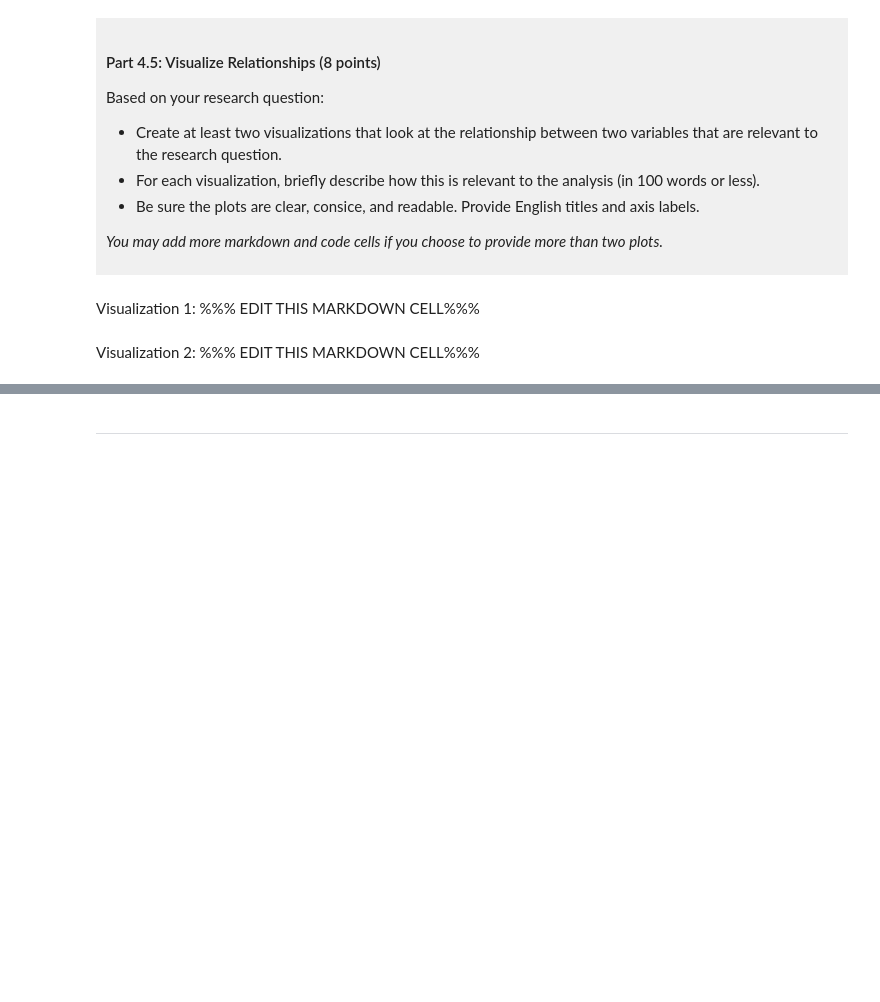
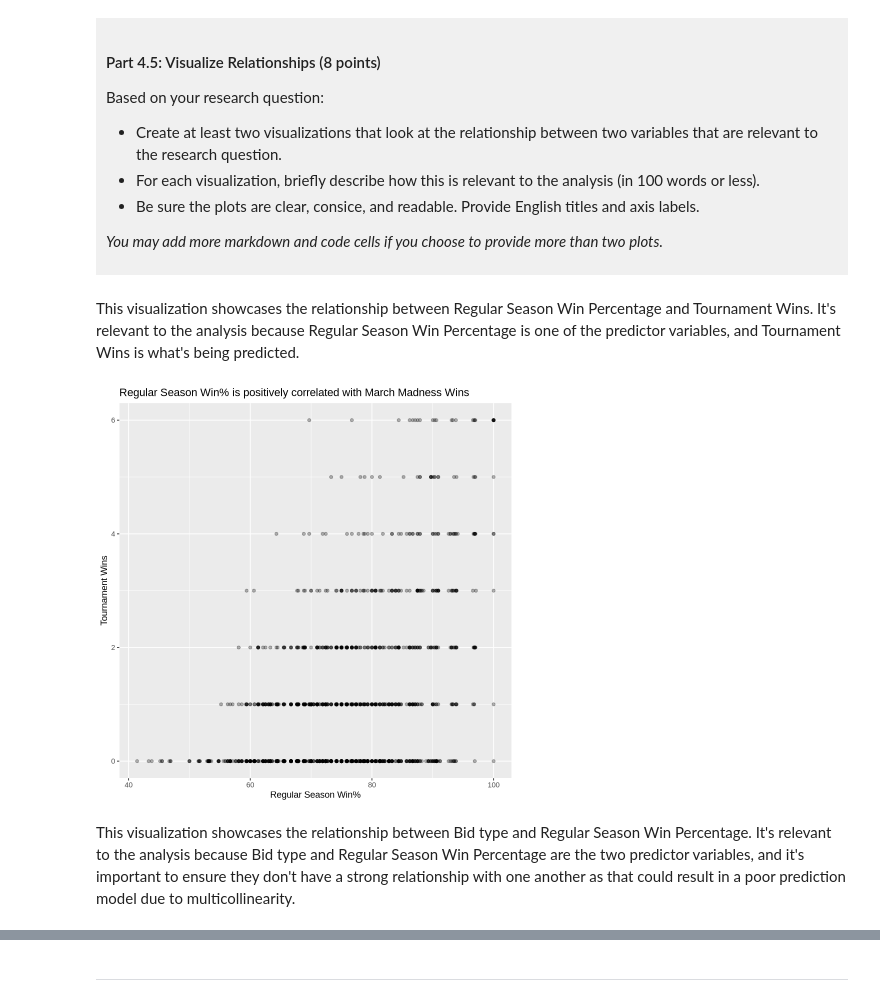
Before and after one commit to mclee13/dsci-100-project-matthew-lee, a Jupyter notebook: dsci-100-project-notebook.ipynb, the cells around one changed output, grey strips where cells are left out. Drawn from its saved outputs; the diff is of its cells as text; code cells hidden in the pictures; blank space fills up the shorter version.

```diff
--- a/dsci-100-project-notebook.ipynb
+++ b/dsci-100-project-notebook.ipynb
@@ -308,9 +362,14 @@ Based on your research question:
 *You may add more markdown and code cells if you choose to provide more than two plots.*
 </div>
 # %% [markdown]
-Visualization 1: %%% EDIT THIS MARKDOWN CELL%%%
+This visualization showcases the relationship between Regular Season Win Percentage and Tournament Wins. It's relevant to the analysis because Regular Season Win Percentage is one of the predictor variables, and Tournament Wins is what's being predicted.
 # %%
-### EDIT THIS CODE CELL FOR VISUALIZATION 1###
+plot4.5a <- ggplot(tidy_data, aes(x = reg_wins_pct, y = tourney_wins)) +
+geom_point(alpha=0.3) +
+labs(x = "Regular Season Win%", y = "Tournament Wins", title = "Regular Season Win% is positively correlated with March Madness Wins")
+plot4.5a
+# %% [output]
+[figure, added]
 # %% [markdown]
-Visualization 2: %%% EDIT THIS MARKDOWN CELL%%%
+This visualization showcases the relationship between Bid type and Regular Season Win Percentage. It's relevant to the analysis because Bid type and Regular Season Win Percentage are the two predictor variables, and it's important to ensure they don't have a strong relationship with one another as that could result in a poor prediction model due to multicollinearity.
 # %%
```
Also changed, not shown: parts of 10 cells of this notebook.
